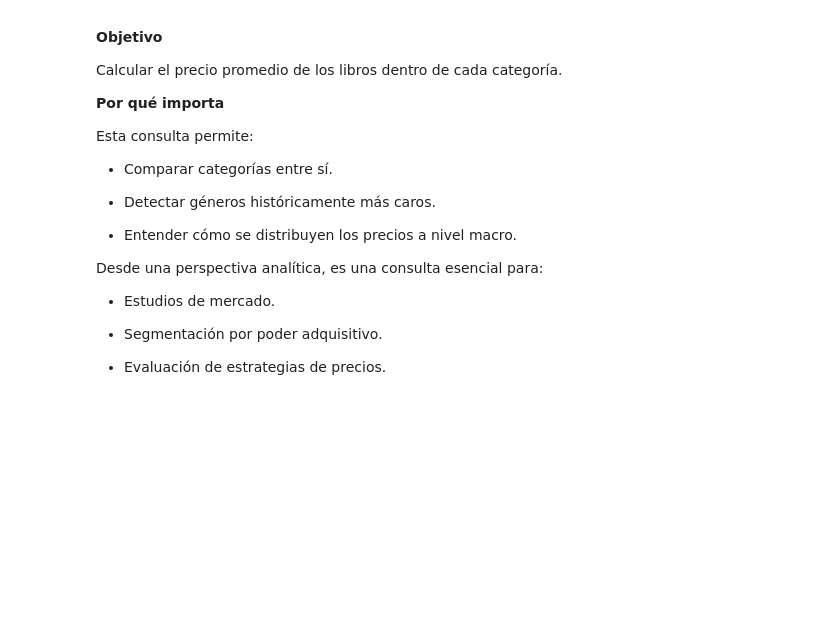
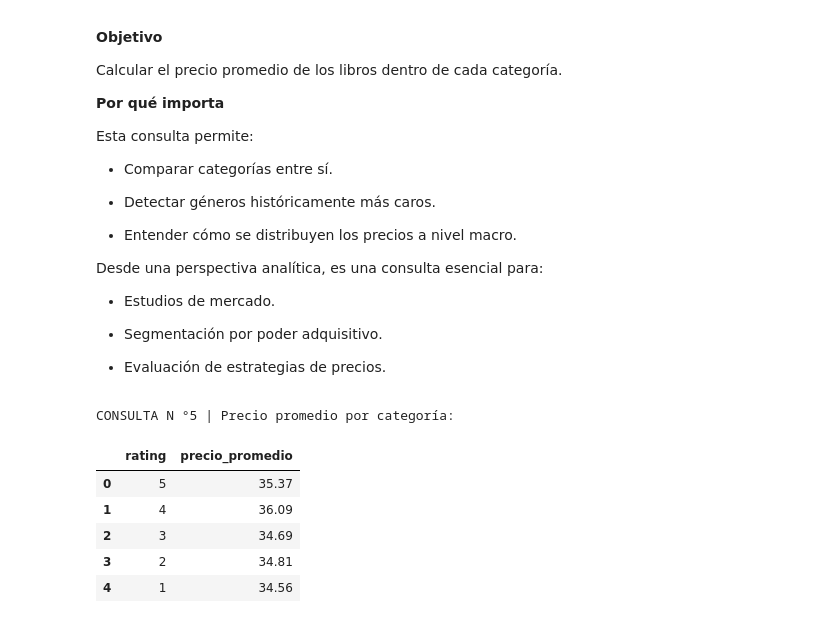
Before and after one commit to NanoBurgos/TheHuddle-Desafio4-Crimen_en_la_libreria_SQL, a Jupyter notebook: consulta_mortal.ipynb, the cells around one changed output. Cells and saved outputs as stored; diff of their text form; code cells hidden in the pictures; blank space fills up the shorter version.

Commit message:
Consulta 5 + Reporte (Objetivo, Importancia)

```diff
--- a/consulta_mortal.ipynb
+++ b/consulta_mortal.ipynb
@@ -538,3 +538,25 @@ Desde una perspectiva analítica, es una consulta esencial para:
 - Segmentación por poder adquisitivo.
 
 - Evaluación de estrategias de precios.
+# %%
+# Consulta 5: Precio promedio según rating
+query5 = """
+SELECT
+    rating,
+    ROUND(AVG(precio), 2) AS precio_promedio
+FROM libro
+GROUP BY rating
+ORDER BY rating DESC;
+"""
+
+print("\nCONSULTA N °5 | Precio promedio por categoría:")
+df5 = pd.read_sql_query(query5, conn)
+display(df5)
+# %% [output]
+CONSULTA N °5 | Precio promedio por categoría:
+|  | rating | precio_promedio |
+| 0 | 5 | 35.37 |
+| 1 | 4 | 36.09 |
+| 2 | 3 | 34.69 |
+| 3 | 2 | 34.81 |
+| 4 | 1 | 34.56 |
```
Also changed, not shown: parts of 1 cell of this notebook.
